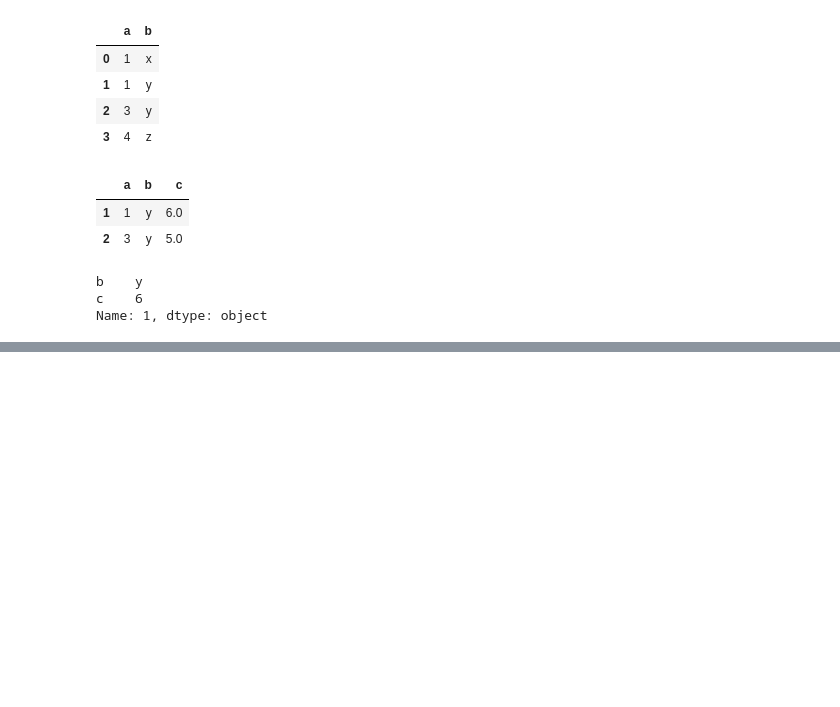
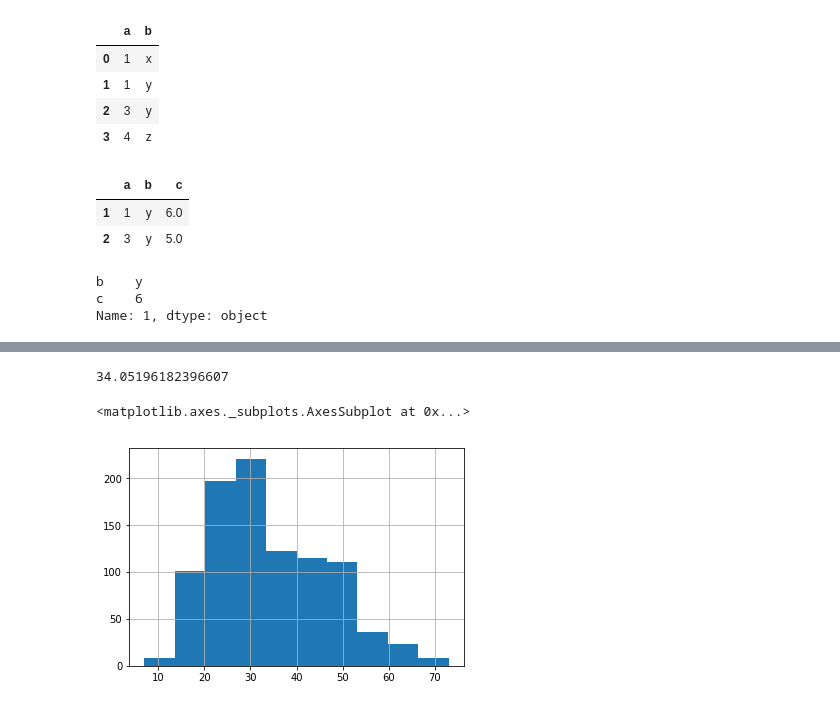
Before and after one commit to naidaire/lesson07-EDA, a Jupyter notebook: Scratch Notebook.ipynb, the cells around one changed output, grey strips where cells are left out. Cells and saved outputs as stored; diff of their text form; code cells hidden in the pictures; blank space fills up the shorter version.

```diff
--- a/Scratch Notebook.ipynb
+++ b/Scratch Notebook.ipynb
@@ -167,3 +167,6 @@ print(thing)
 b    y
 c    6
 Name: 1, dtype: object
+# %%
+users = pd.read_table('./data/user.tbl', sep='|')
+users
@@ -169,0 +365,9 @@ Name: 1, dtype: object
+# %%
+users.loc[:,'age'].mean()
+# %% [output]
+34.05196182396607
+# %%
+users.loc[:,'age'].hist()
+# %% [output]
+<matplotlib.axes._subplots.AxesSubplot at 0x...>
+[figure, added]
```
Also changed, not shown: parts of 52 cells of this notebook.
